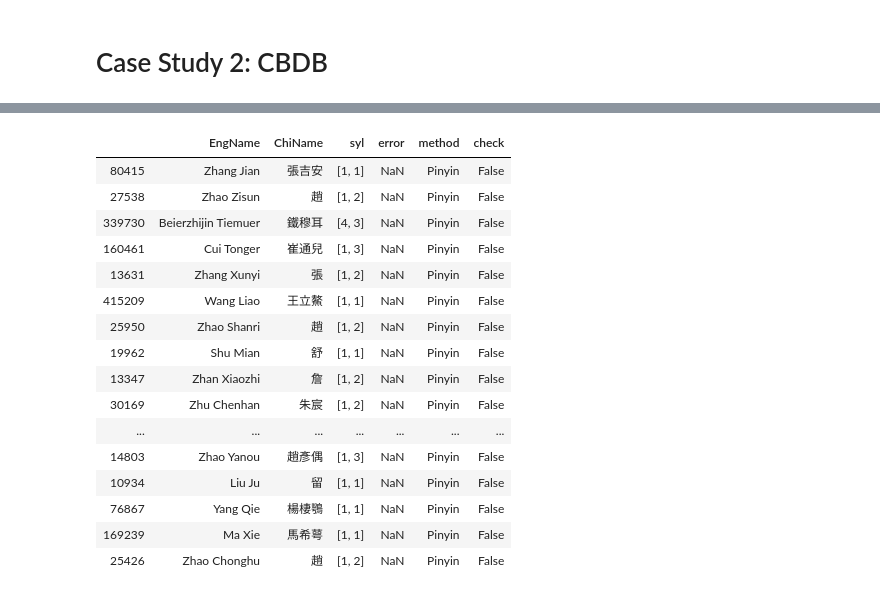
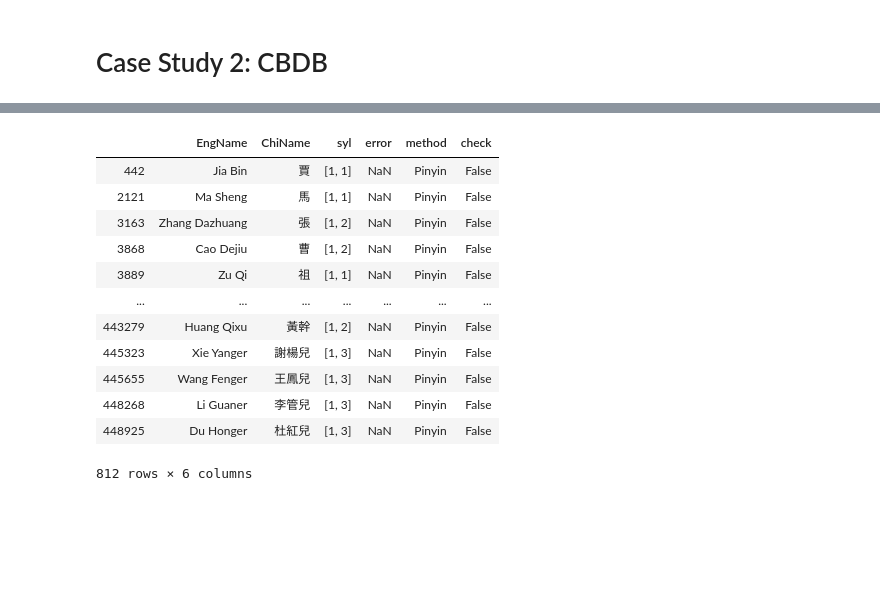
Before and after one commit to JHGFD82/ChineseSyllableCountGeneratorDraftNotes, a Jupyter notebook: Chinese Syllable Count Generator.ipynb, the cells around one changed output, grey strips where cells are left out. Drawn from its saved outputs; the diff is of its cells as text; code cells hidden in the pictures; blank space fills up the shorter version.

```diff
--- a/Chinese Syllable Count Generator.ipynb
+++ b/Chinese Syllable Count Generator.ipynb
@@ -739,20 +733,16 @@ names.groupby('check').count()
 # %%
-names[~names.check][names.error.isnull()][~names.ChiName.str.contains('\（|\(|\[||', regex=True)].sample(n=20)
+names[~names.check][names.error.isnull()][~names.ChiName.str.contains('\（|\(|\[||', regex=True)]
 # %% [output]
 |  | EngName | ChiName | syl | error | method | check |
-| 80415 | Zhang Jian | 張吉安 | [1, 1] | NaN | Pinyin | False |
-| 27538 | Zhao Zisun | 趙 | [1, 2] | NaN | Pinyin | False |
-| 339730 | Beierzhijin Tiemuer | 鐵穆耳 | [4, 3] | NaN | Pinyin | False |
-| 160461 | Cui Tonger | 崔通兒 | [1, 3] | NaN | Pinyin | False |
-| 13631 | Zhang Xunyi | 張 | [1, 2] | NaN | Pinyin | False |
-| 415209 | Wang Liao | 王立鰲 | [1, 1] | NaN | Pinyin | False |
-| 25950 | Zhao Shanri | 趙 | [1, 2] | NaN | Pinyin | False |
-| 19962 | Shu Mian | 舒 | [1, 1] | NaN | Pinyin | False |
-| 13347 | Zhan Xiaozhi | 詹 | [1, 2] | NaN | Pinyin | False |
-| 30169 | Zhu Chenhan | 朱宸 | [1, 2] | NaN | Pinyin | False |
+| 442 | Jia Bin | 賈 | [1, 1] | NaN | Pinyin | False |
+| 2121 | Ma Sheng | 馬 | [1, 1] | NaN | Pinyin | False |
+| 3163 | Zhang Dazhuang | 張 | [1, 2] | NaN | Pinyin | False |
+| 3868 | Cao Dejiu | 曹 | [1, 2] | NaN | Pinyin | False |
+| 3889 | Zu Qi | 祖 | [1, 1] | NaN | Pinyin | False |
 | ... | ... | ... | ... | ... | ... | ... |
-| 14803 | Zhao Yanou | 趙彥偶 | [1, 3] | NaN | Pinyin | False |
-| 10934 | Liu Ju | 留 | [1, 1] | NaN | Pinyin | False |
-| 76867 | Yang Qie | 楊棲鶚 | [1, 1] | NaN | Pinyin | False |
-| 169239 | Ma Xie | 馬希萼 | [1, 1] | NaN | Pinyin | False |
-| 25426 | Zhao Chonghu | 趙 | [1, 2] | NaN | Pinyin | False |
+| 443279 | Huang Qixu | 黃幹 | [1, 2] | NaN | Pinyin | False |
+| 445323 | Xie Yanger | 謝楊兒 | [1, 3] | NaN | Pinyin | False |
+| 445655 | Wang Fenger | 王鳳兒 | [1, 3] | NaN | Pinyin | False |
+| 448268 | Li Guaner | 李管兒 | [1, 3] | NaN | Pinyin | False |
+| 448925 | Du Honger | 杜紅兒 | [1, 3] | NaN | Pinyin | False |
+812 rows × 6 columns
```
Also changed, not shown: parts of 3 cells of this notebook, 2 other files.
